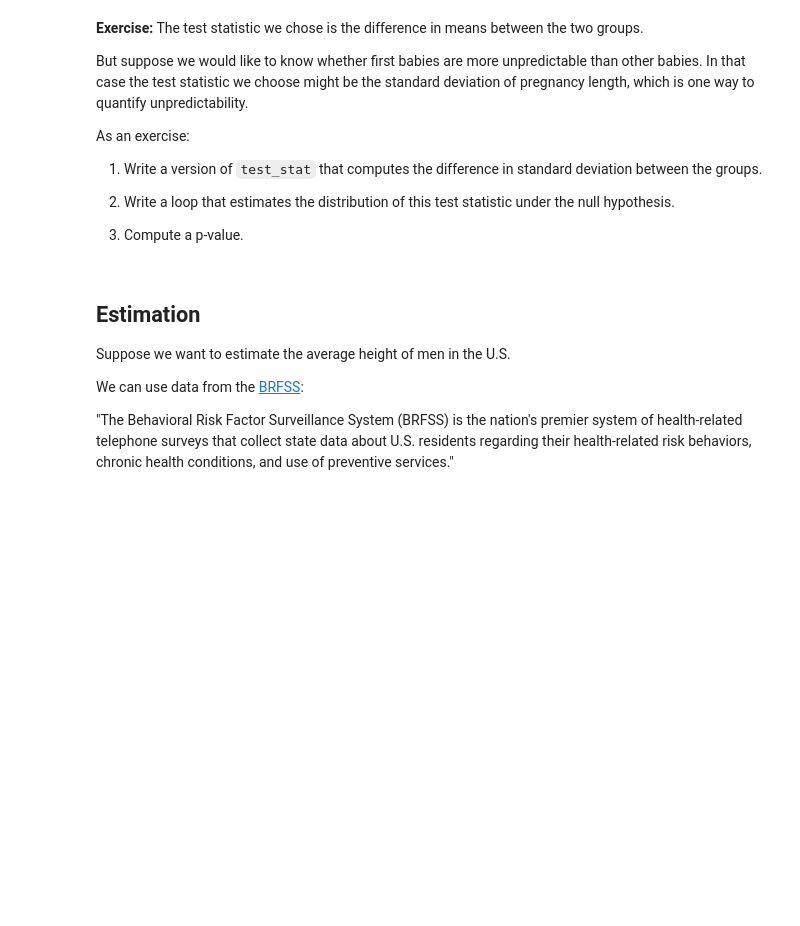
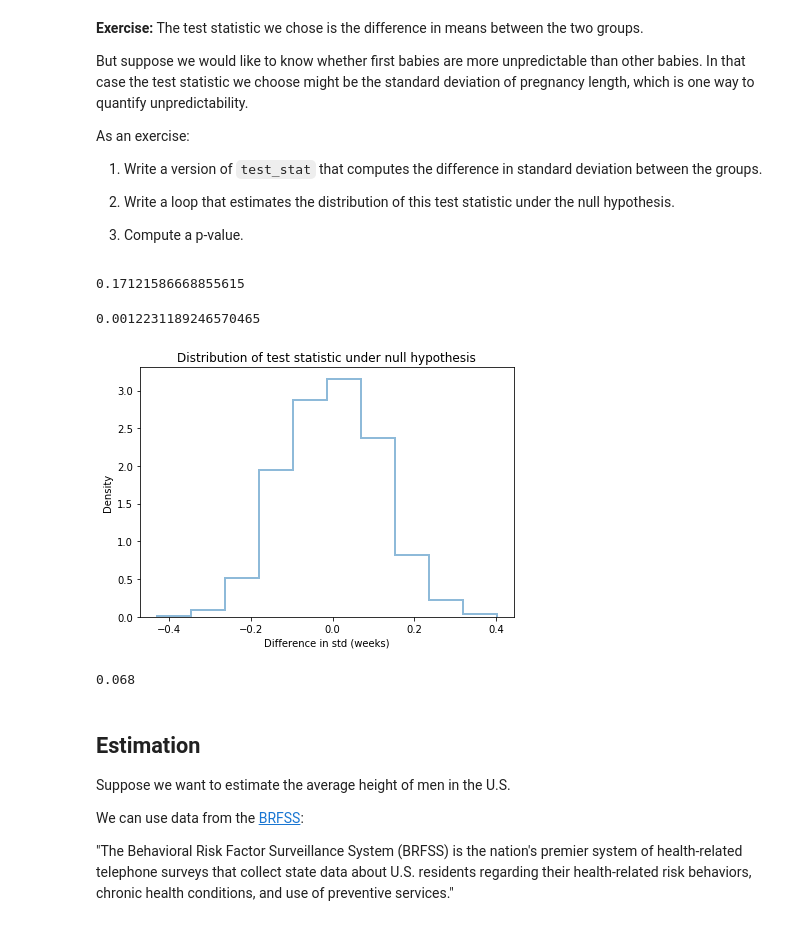
Before and after one commit to jespinozallanos/Elements_of_DS, a Jupyter notebook: Copy_of_11_inference.ipynb, the cells around one changed output. Drawn from its saved outputs; the diff is of its cells as text; code cells hidden in the pictures; blank space fills up the shorter version.

```diff
--- a/Copy_of_11_inference.ipynb
+++ b/Copy_of_11_inference.ipynb
@@ -552,5 +552,33 @@ As an exercise:
 2. Write a loop that estimates the distribution of this test statistic under the null hypothesis.
 
 3. Compute a p-value.
+# %%
+# Solution goes here
+def test_stat2(group1, group2):
+    """Difference in std's.
+
+    group1: sequence of values
+    group2: sequence of values
+
+    returns: float difference in means
+    """
+    diff = np.std(group1) - np.std(group2)
+    return diff
+
+actual_std_diff = test_stat2(group1, group2)
+actual_std_diff
+# %% [output]
+0.17121586668855615
+# %%
+# Solution goes here
+diffs = np.empty(1000)
+
+for i in range(len(diffs)):
+    np.random.shuffle(pool)
+    sim_group1, sim_group2 = np.split(pool, [n])
+    diffs[i] = test_stat2(sim_group1, sim_group2)
 # %%
 # Solution goes here
+np.mean(diffs)
+# %% [output]
+0.0012231189246570465
@@ -557,2 +587,14 @@ As an exercise:
+# %%
+# Solution goes here
+plot_hist(diffs)
+
+plt.xlabel('Difference in std (weeks)')
+plt.title('Distribution of test statistic under null hypothesis');
+# %% [output]
+[figure, added]
 # %%
 # Solution goes here
+p_value = np.mean(diffs >= actual_std_diff)
+p_value
+# %% [output]
+0.068
```
Also changed, not shown: parts of 38 cells of this notebook.
